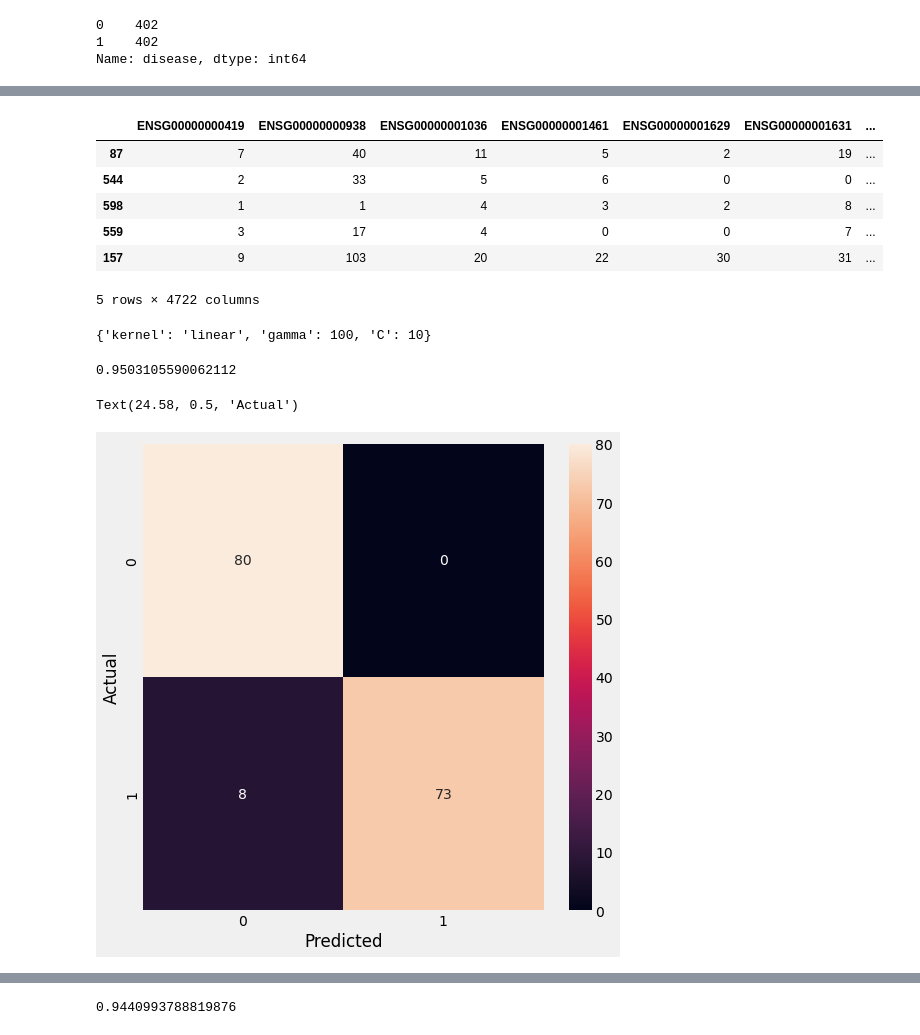
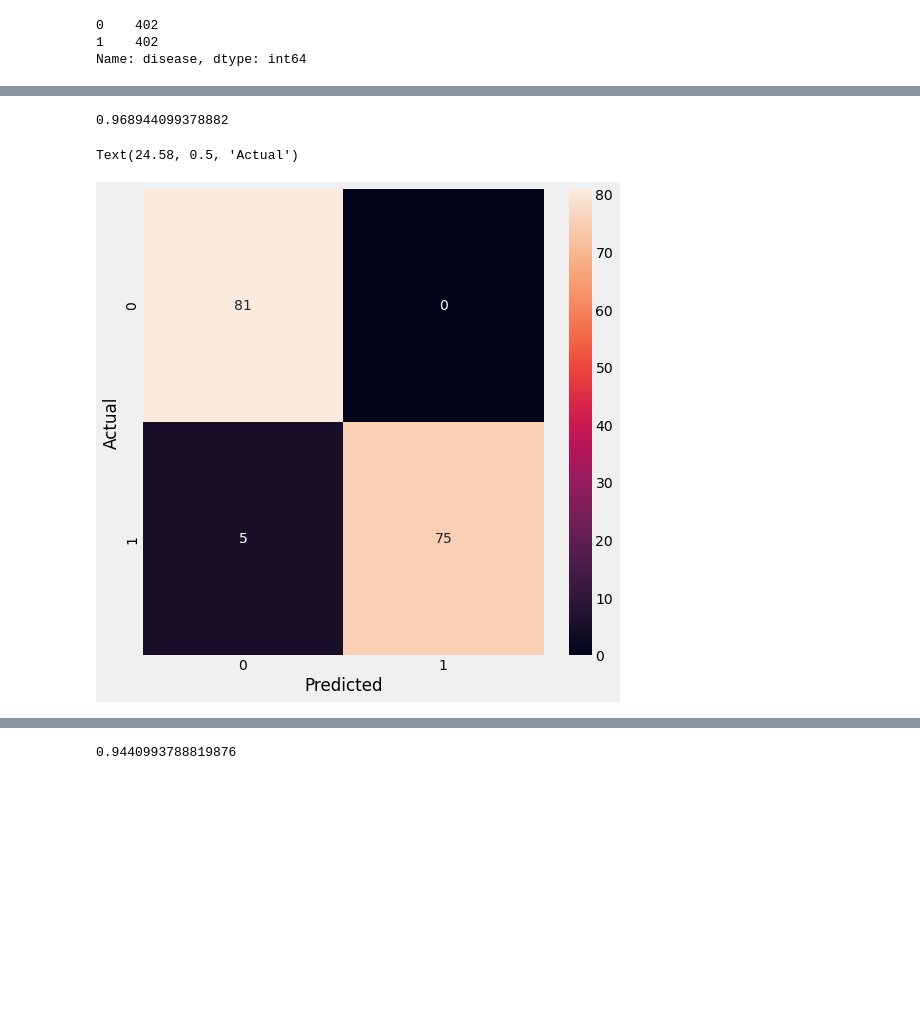
Before and after one commit to AnitaTasnim/Colab_Fetching_test, a Jupyter notebook: Copy_of_lung_cancer_2nd_code.ipynb, the cells around one changed output, grey strips where cells are left out. Cells and saved outputs as stored; diff of their text form; code cells hidden in the pictures; blank space fills up the shorter version.

```diff
--- a/Copy_of_lung_cancer_2nd_code.ipynb
+++ b/Copy_of_lung_cancer_2nd_code.ipynb
@@ -208,16 +206,0 @@ Text(24.58, 0.5, 'Actual')
-# %%
-xtrain.head()
-# %% [output]
-|  | ENSG00000000419 | ENSG00000000938 | ENSG00000001036 | ENSG00000001461 | ENSG00000001629 | ENSG00000001631 | ... |
-| 87 | 7 | 40 | 11 | 5 | 2 | 19 | ... |
-| 544 | 2 | 33 | 5 | 6 | 0 | 0 | ... |
-| 598 | 1 | 1 | 4 | 3 | 2 | 8 | ... |
-| 559 | 3 | 17 | 4 | 0 | 0 | 7 | ... |
-| 157 | 9 | 103 | 20 | 22 | 30 | 31 | ... |
-5 rows × 4722 columns
-# %%
-from sklearn.svm import SVC
-from sklearn.model_selection import RandomizedSearchCV
-param_grid={'C':[0.001,0.01,0.1,1,10,100,1000], 'gamma':[0.001,0.01,0.1,1,10,100, 1000], 'kernel' : ['linear', 'poly', 'rbf', 'sigmoid'] }
-rcv_svc=RandomizedSearchCV(SVC(),param_grid,cv=10)
-rcv_svc.fit(xtrain,ytrain)
@@ -226,12 +211,19 @@ from sklearn.metrics import confusion_matrix
+# %%
+logistic_model = LogisticRegression(solver = 'liblinear', penalty = 'l1', max_iter = 10, C = 2.8, random_state = 11)
+
+logistic_model.fit(xtrain, ytrain)
+
+logistic_model.score(xtest,ytest)
+# %% [output]
+0.968944099378882
+# %%
+y__log=logistic_model.predict(xtest)
 # %%
-from sklearn.metrics import confusion_matrix
-y_pred_svc=rcv_svc.predict(xtest)
-confusion_svc=confusion_matrix(ytest,rcv_svc.predict(xtest))
+confusion_svc=confusion_matrix(ytest,y__log)
 plt.figure(figsize=(8,8))
 sns.heatmap(confusion_svc,annot=True)
 plt.xlabel("Predicted")
 plt.ylabel("Actual")
+# %% [output]
+Text(24.58, 0.5, 'Actual')
+[figure, added]
-# %%
-rcv_svc.best_params_
-# %% [output]
-{'kernel': 'linear', 'gamma': 100, 'C': 10}
@@ -240,9 +229,0 @@ from sklearn.svm import SVC
-# %%
-model = SVC(kernel = 'linear', C = 0.1,random_state=12,probability = True)
-
-model.fit(xtrain, ytrain)
-model.score(xtest,ytest)
-
-model.score(xtest,ytest)
-# %% [output]
-0.9503105590062112
@@ -251,9 +229,0 @@ y__svc=model.predict(xtest)
-# %%
-confusion_svc=confusion_matrix(ytest,y__svc)
-plt.figure(figsize=(8,8))
-sns.heatmap(confusion_svc,annot=True)
-plt.xlabel("Predicted")
-plt.ylabel("Actual")
-# %% [output]
-Text(24.58, 0.5, 'Actual')
-[figure, removed]
```
Also changed, not shown: parts of 21 cells of this notebook.
